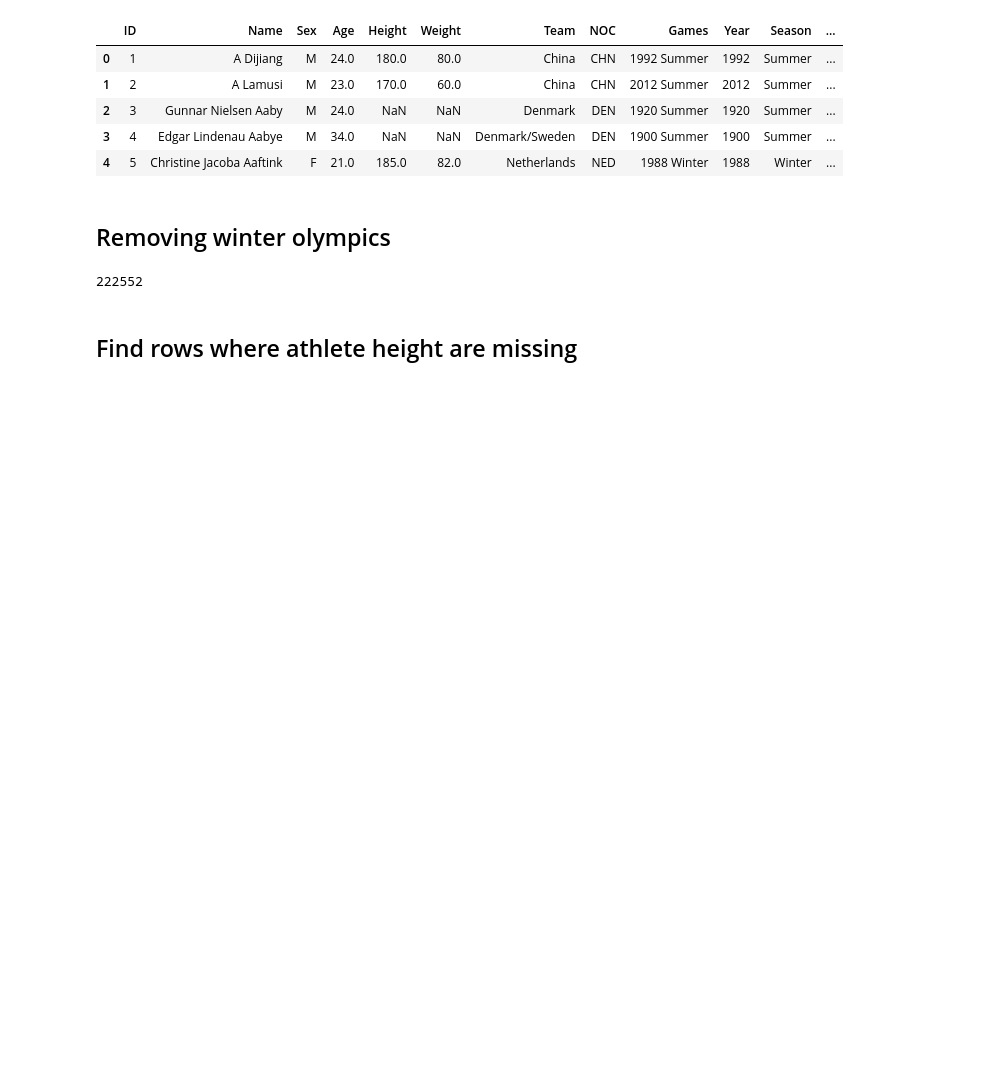
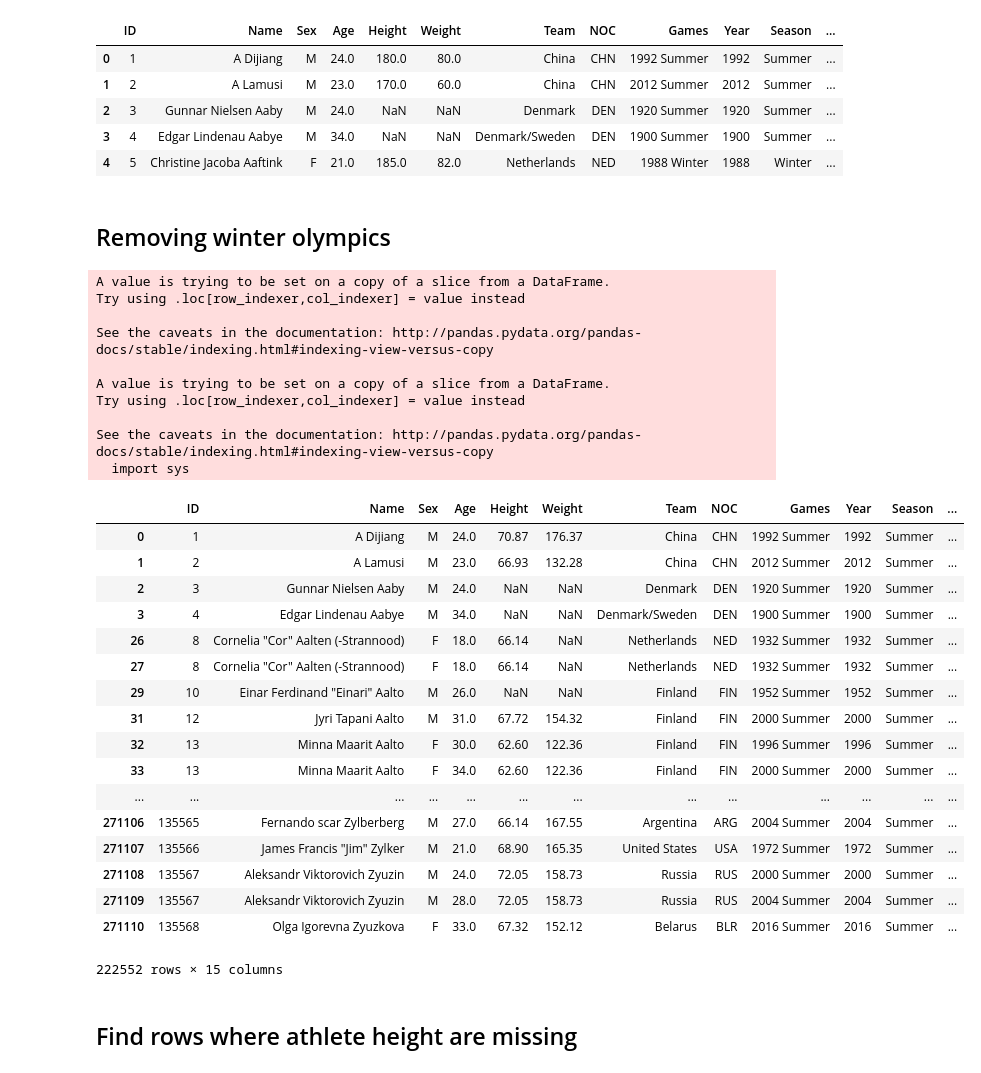
Before and after one commit to dowripple/ProjectOneRepo_JeremyKasieMichael, a Jupyter notebook: notebooks/olympicHeights.ipynb, the cells around one changed output. Saved outputs shown, nothing was run; the diff lists cells and outputs as text; code cells hidden in the pictures; blank space fills up the shorter version.

```diff
--- a/notebooks/olympicHeights.ipynb
+++ b/notebooks/olympicHeights.ipynb
@@ -23,12 +23,45 @@ athlete_events_df.head()
 | 4 | 5 | Christine Jacoba Aaftink | F | 21.0 | 185.0 | 82.0 | Netherlands | NED | 1988 Winter | 1988 | Winter | ... |
 # %% [markdown]
 ## Removing winter olympics
-# %%
-summer_df = athlete_events_df.loc[athlete_events_df['Season']=='Summer']
-
-len(summer_df)
-# %% [output]
-222552
+# %%
+summer_df = athlete_events_df.loc[athlete_events_df['Season']=='Summer']
+
+# summer_imp_df = summer_df['Height']/2.54
+
+# converting metric to the correct system
+summer_df['Height'] = (summer_df['Height']/2.54).round(decimals=2)
+summer_df['Weight'] = (summer_df['Weight']/.453592).round(decimals=2)
+
+summer_df
+# %% [output]
+A value is trying to be set on a copy of a slice from a DataFrame.
+Try using .loc[row_indexer,col_indexer] = value instead
+
+See the caveats in the documentation: http://pandas.pydata.org/pandas-docs/stable/indexing.html#indexing-view-versus-copy
+
+A value is trying to be set on a copy of a slice from a DataFrame.
+Try using .loc[row_indexer,col_indexer] = value instead
+
+See the caveats in the documentation: http://pandas.pydata.org/pandas-docs/stable/indexing.html#indexing-view-versus-copy
+  import sys
+|  | ID | Name | Sex | Age | Height | Weight | Team | NOC | Games | Year | Season | ... |
+| 0 | 1 | A Dijiang | M | 24.0 | 70.87 | 176.37 | China | CHN | 1992 Summer | 1992 | Summer | ... |
+| 1 | 2 | A Lamusi | M | 23.0 | 66.93 | 132.28 | China | CHN | 2012 Summer | 2012 | Summer | ... |
+| 2 | 3 | Gunnar Nielsen Aaby | M | 24.0 | NaN | NaN | Denmark | DEN | 1920 Summer | 1920 | Summer | ... |
+| 3 | 4 | Edgar Lindenau Aabye | M | 34.0 | NaN | NaN | Denmark/Sweden | DEN | 1900 Summer | 1900 | Summer | ... |
+| 26 | 8 | Cornelia "Cor" Aalten (-Strannood) | F | 18.0 | 66.14 | NaN | Netherlands | NED | 1932 Summer | 1932 | Summer | ... |
+| 27 | 8 | Cornelia "Cor" Aalten (-Strannood) | F | 18.0 | 66.14 | NaN | Netherlands | NED | 1932 Summer | 1932 | Summer | ... |
+| 29 | 10 | Einar Ferdinand "Einari" Aalto | M | 26.0 | NaN | NaN | Finland | FIN | 1952 Summer | 1952 | Summer | ... |
+| 31 | 12 | Jyri Tapani Aalto | M | 31.0 | 67.72 | 154.32 | Finland | FIN | 2000 Summer | 2000 | Summer | ... |
+| 32 | 13 | Minna Maarit Aalto | F | 30.0 | 62.60 | 122.36 | Finland | FIN | 1996 Summer | 1996 | Summer | ... |
+| 33 | 13 | Minna Maarit Aalto | F | 34.0 | 62.60 | 122.36 | Finland | FIN | 2000 Summer | 2000 | Summer | ... |
+| ... | ... | ... | ... | ... | ... | ... | ... | ... | ... | ... | ... | ... |
+| 271106 | 135565 | Fernando scar Zylberberg | M | 27.0 | 66.14 | 167.55 | Argentina | ARG | 2004 Summer | 2004 | Summer | ... |
+| 271107 | 135566 | James Francis "Jim" Zylker | M | 21.0 | 68.90 | 165.35 | United States | USA | 1972 Summer | 1972 | Summer | ... |
+| 271108 | 135567 | Aleksandr Viktorovich Zyuzin | M | 24.0 | 72.05 | 158.73 | Russia | RUS | 2000 Summer | 2000 | Summer | ... |
+| 271109 | 135567 | Aleksandr Viktorovich Zyuzin | M | 28.0 | 72.05 | 158.73 | Russia | RUS | 2004 Summer | 2004 | Summer | ... |
+| 271110 | 135568 | Olga Igorevna Zyuzkova | F | 33.0 | 67.32 | 152.12 | Belarus | BLR | 2016 Summer | 2016 | Summer | ... |
+222552 rows × 15 columns
 # %% [markdown]
 ## Find rows where athlete height are missing
 # %%
```
Also changed, not shown: parts of 2 cells of this notebook.
